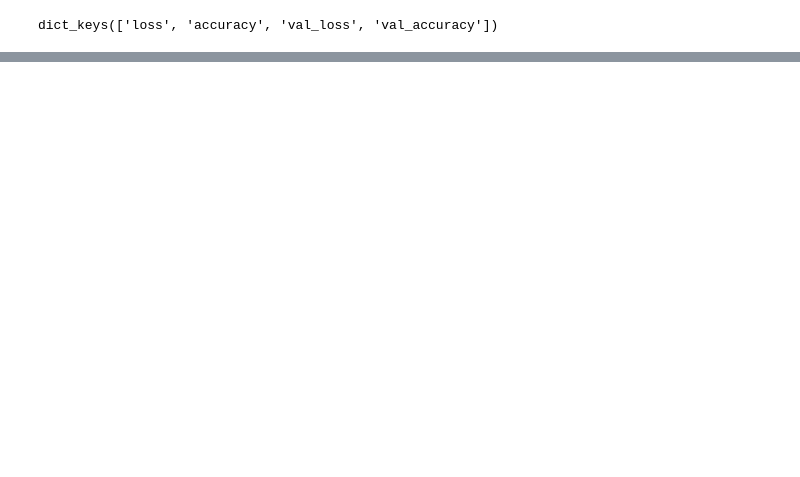
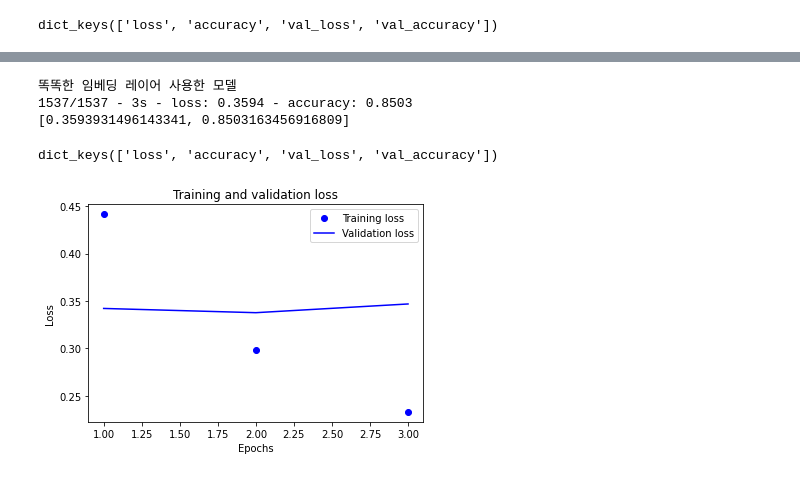
Before and after one commit to grapeabc1/first-repository, a Jupyter notebook: [E-06]FilmReviewSentimentAnalysis.ipynb, the cells around one changed output, grey strips where cells are left out. Cells and saved outputs as stored; diff of their text form; code cells hidden in the pictures; blank space fills up the shorter version.

```diff
--- a/[E-06]FilmReviewSentimentAnalysis.ipynb
+++ b/[E-06]FilmReviewSentimentAnalysis.ipynb
@@ -451,0 +600,15 @@ ValueError: could not broadcast input array from shape (10,) into shape (300,)
+# %%
+# 다시 훈련
+
+model.compile(optimizer='adam',
+              loss='binary_crossentropy',
+              metrics=['accuracy'])
+
+epochs=3
+
+history = model.fit(partial_X_train,
+                    partial_y_train,
+                    epochs=epochs,
+                    batch_size=512,
+                    validation_data=(X_val, y_val),
+                    verbose=1)
@@ -451,0 +622,10 @@ ValueError: could not broadcast input array from shape (10,) into shape (300,)
+# %%
+#훈련 끝난 모델을 테스트셋으로 평가
+
+print("똑똑한 임베딩 레이어 사용한 모델")
+results = model.evaluate(X_test,  y_test, verbose=2)
+print(results)
+# %% [output]
+똑똑한 임베딩 레이어 사용한 모델
+1537/1537 - 3s - loss: 0.3594 - accuracy: 0.8503
+[0.3593931496143341, 0.8503163456916809]
@@ -451,0 +634,27 @@ ValueError: could not broadcast input array from shape (10,) into shape (300,)
+# %%
+history_dict = history.history
+print(history_dict.keys()) # epoch에 따른 그래프를 그려볼 수 있는 항목들
+# %% [output]
+dict_keys(['loss', 'accuracy', 'val_loss', 'val_accuracy'])
+# %%
+import matplotlib.pyplot as plt
+
+acc = history_dict['accuracy']
+val_acc = history_dict['val_accuracy']
+loss = history_dict['loss']
+val_loss = history_dict['val_loss']
+
+epochs = range(1, len(acc) + 1)
+
+# "bo"는 "파란색 점"입니다
+plt.plot(epochs, loss, 'bo', label='Training loss')
+# b는 "파란 실선"입니다
+plt.plot(epochs, val_loss, 'b', label='Validation loss')
+plt.title('Training and validation loss')
+plt.xlabel('Epochs')
+plt.ylabel('Loss')
+plt.legend()
+
+plt.show()
+# %% [output]
+[figure, added]
```
Also changed, not shown: parts of 38 cells of this notebook.
